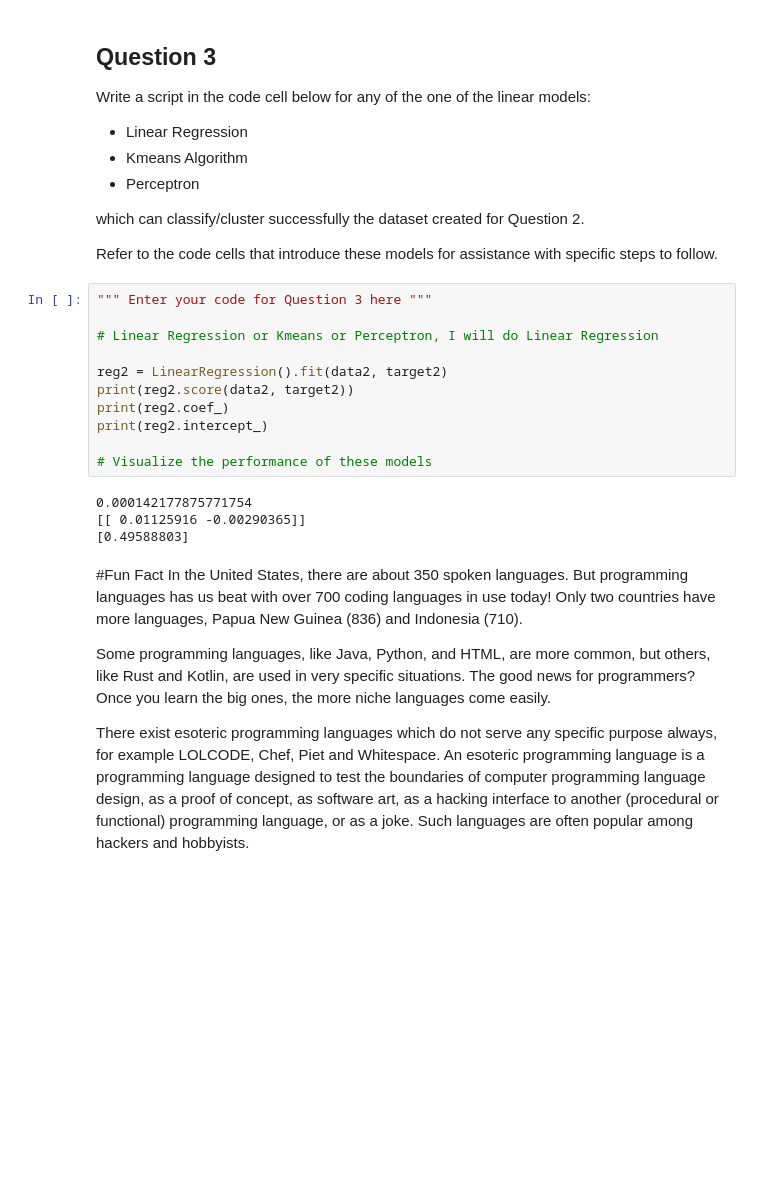
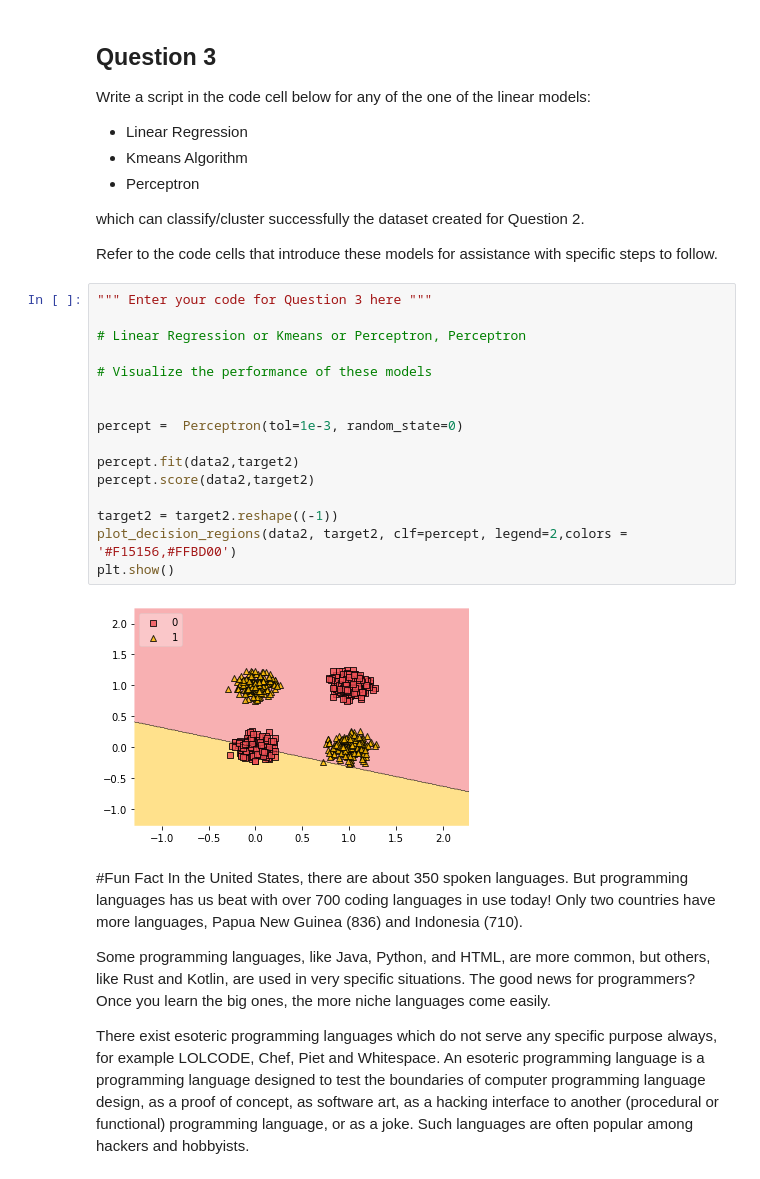
Before and after one commit to aru-g2004/MIT-SureStart-Machine-Learning-Google-Colab, a Jupyter notebook: Day_3_Intro_to_Deep_Learning_AG.ipynb, the cells around one changed output. Cells and saved outputs as stored; diff of their text form; blank space fills up the shorter version.

Commit message:
All required questions are done, will continue to look at bonus questions

```diff
--- a/Day_3_Intro_to_Deep_Learning_AG.ipynb
+++ b/Day_3_Intro_to_Deep_Learning_AG.ipynb
@@ -275,21 +275,24 @@ Write a script in the code cell below for any of the one of the linear models:
 which can classify/cluster successfully the dataset created for Question 2.
 
 Refer to the code cells that introduce these models for assistance with specific steps to follow.
-# %%
-""" Enter your code for Question 3 here """
-
-# Linear Regression or Kmeans or Perceptron, I will do Linear Regression
-
-reg2 = LinearRegression().fit(data2, target2)
-print(reg2.score(data2, target2))
-print(reg2.coef_)
-print(reg2.intercept_)
-
-# Visualize the performance of these models
-# %% [output]
-0.000142177875771754
-[[ 0.01125916 -0.00290365]]
-[0.49588803]
+# %%
+""" Enter your code for Question 3 here """
+
+# Linear Regression or Kmeans or Perceptron, Perceptron
+
+# Visualize the performance of these models
+
+
+percept =  Perceptron(tol=1e-3, random_state=0)
+
+percept.fit(data2,target2)
+percept.score(data2,target2)
+
+target2 = target2.reshape((-1))
+plot_decision_regions(data2, target2, clf=percept, legend=2,colors = '#F15156,#FFBD00')
+plt.show()
+# %% [output]
+[figure, added]
 # %% [markdown]
 #Fun Fact
 In the United States, there are about 350 spoken languages. But programming languages has us beat with over 700 coding languages in use today! Only two countries have more languages, Papua New Guinea (836) and Indonesia (710).
```
Also changed, not shown: parts of 17 cells of this notebook.
